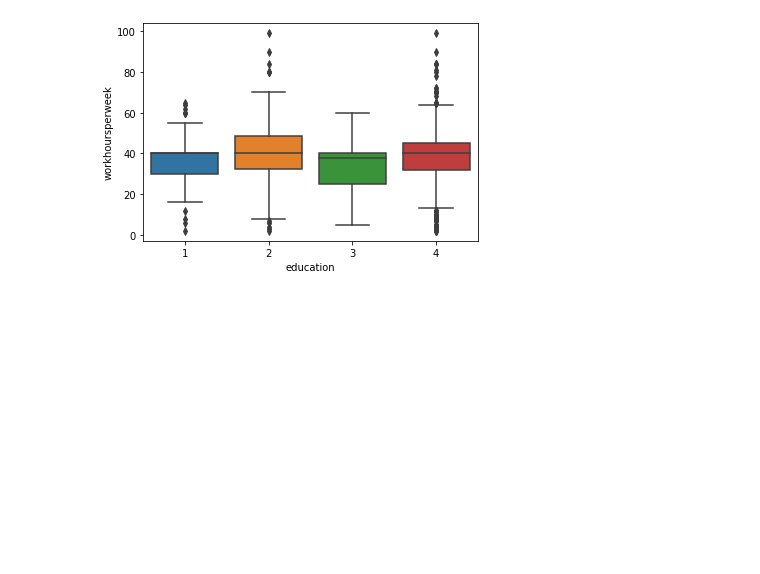
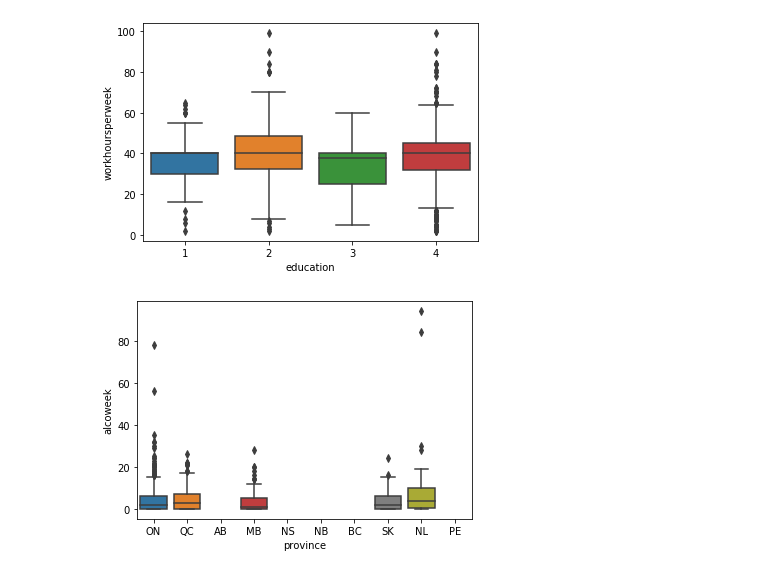
Before and after one commit to diegoarmaca/SocialDataSample, a Jupyter notebook: cchs.ipynb, the cells around one changed output. Saved outputs shown, nothing was run; the diff lists cells and outputs as text; code cells hidden in the pictures; blank space fills up the shorter version.

```diff
--- a/cchs.ipynb
+++ b/cchs.ipynb
@@ -382,3 +360,7 @@ ax = sns.boxplot(x="education", y="fruitvegtot", data=df)
 ax = sns.boxplot(x="education", y="workhoursperweek", data=df)
 # %% [output]
 [figure]
+# %%
+ax = sns.boxplot(x="province", y="alcoweek", data=df)
+# %% [output]
+[figure, added]
```
Also changed, not shown: parts of 15 cells of this notebook.
